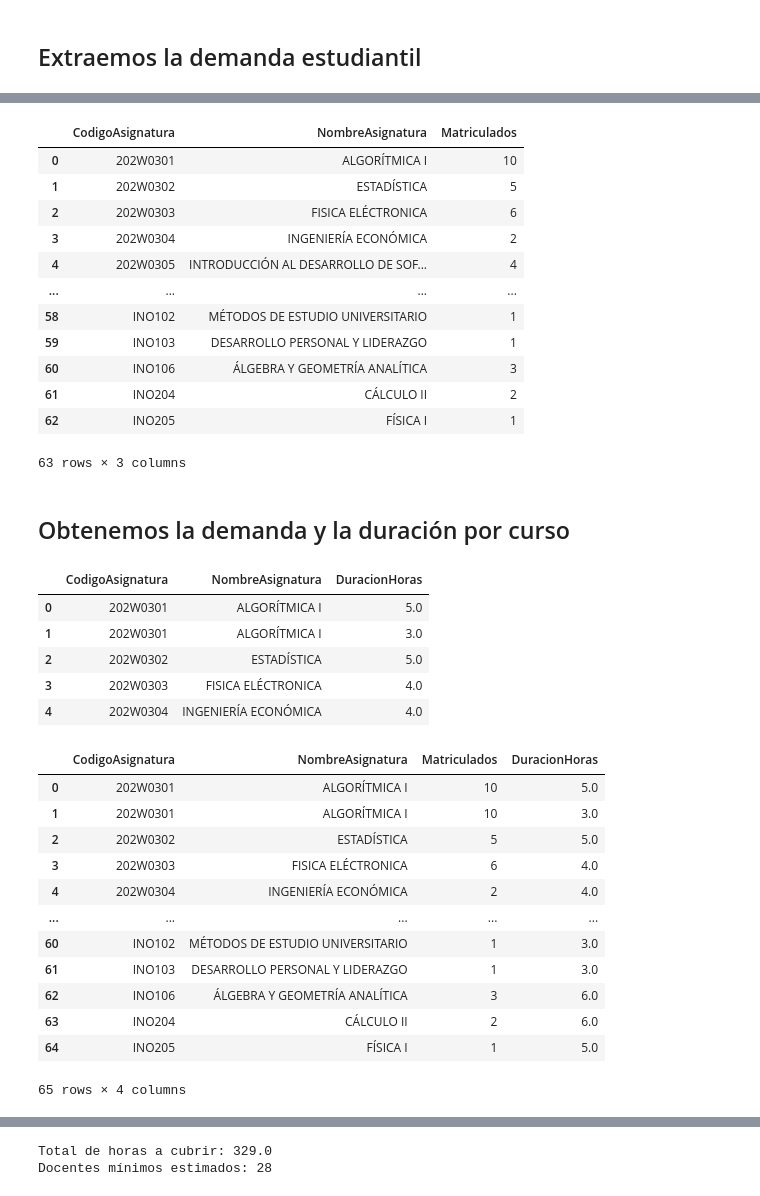
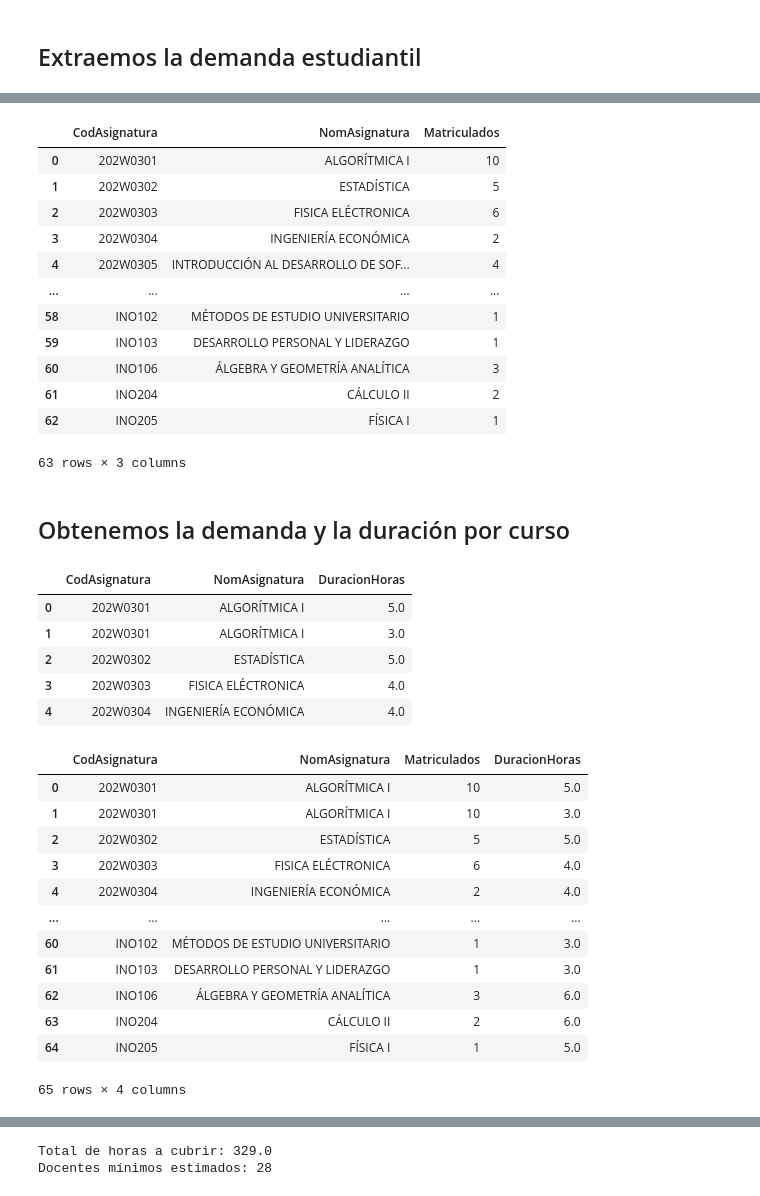
Before and after one commit to NicolasRojasGalaDEV/timeTablingFisiUNMSM, a Jupyter notebook: Constrains/constrainsBase.ipynb, the cells around one changed output, grey strips where cells are left out. Cells and saved outputs as stored; diff of their text form; code cells hidden in the pictures.

```diff
--- a/Constrains/constrainsBase.ipynb
+++ b/Constrains/constrainsBase.ipynb
@@ -19,7 +19,7 @@ df2.head()
 | 3 | ciclo I | INE002 - PROGRAMACIÓN Y COMPUTACIÓN | 2 | 6 | 10645375 - USCUCHAGUA FLORES, GEL... | 4 | 3 |
 | 4 | ciclo I | INO101 - REDACCIÓN Y TÉCNICAS DE ... | 3 | 4 | 15584946 - DIONICIO MEJÍA, CARMEN... | 4 | 2 |
 # %%
-df2[['CodigoAsignatura', 'NombreAsignatura']] = df2['Asignatura'].str.split(' - ', n=1, expand=True)
+df2[['CodAsignatura', 'NomAsignatura']] = df2['Asignatura'].str.split(' - ', n=1, expand=True)
 # %%
 df2.head()
 # %% [output]
@@ -32,8 +32,8 @@ df2.head()
 # %%
-cantidad_matriculados=df2.groupby(["CodigoAsignatura","NombreAsignatura"])["Matriculados"].sum().reset_index()
+cantidad_matriculados=df2.groupby(["CodAsignatura","NomAsignatura"])["Matriculados"].sum().reset_index()
 cantidad_matriculados
 # %% [output]
-|  | CodigoAsignatura | NombreAsignatura | Matriculados |
+|  | CodAsignatura | NomAsignatura | Matriculados |
 | 0 | 202W0301 | ALGORÍTMICA I | 10 |
 | 1 | 202W0302 | ESTADÍSTICA | 5 |
 | 2 | 202W0303 | FISICA ELÉCTRONICA | 6 |
@@ -49,10 +49,10 @@ cantidad_matriculados
 # %% [markdown]
 ## Obtenemos la demanda y la duración por curso
 # %%
-duracion_asignatura=pd.read_csv("..\\Data\\duracion_asignatura.csv",sep=",",encoding='utf-8-sig')
+duracion_asignatura=pd.read_csv("..\\Data\\Extraidos\\duracion_asignatura.csv",sep=";",encoding='utf-8-sig')
 duracion_asignatura.head()
 # %% [output]
-|  | CodigoAsignatura | NombreAsignatura | DuracionHoras |
+|  | CodAsignatura | NomAsignatura | DuracionHoras |
 | 0 | 202W0301 | ALGORÍTMICA I | 5.0 |
 | 1 | 202W0301 | ALGORÍTMICA I | 3.0 |
 | 2 | 202W0302 | ESTADÍSTICA | 5.0 |
@@ -60,10 +60,10 @@ duracion_asignatura.head()
 | 4 | 202W0304 | INGENIERÍA ECONÓMICA | 4.0 |
 # %%
 df3=cantidad_matriculados
-df3=df3.merge(duracion_asignatura[["NombreAsignatura","DuracionHoras"]],how="left",on="NombreAsignatura")
+df3=df3.merge(duracion_asignatura[["NomAsignatura","DuracionHoras"]],how="left",on="NomAsignatura")
 df3
 # %% [output]
-|  | CodigoAsignatura | NombreAsignatura | Matriculados | DuracionHoras |
+|  | CodAsignatura | NomAsignatura | Matriculados | DuracionHoras |
 | 0 | 202W0301 | ALGORÍTMICA I | 10 | 5.0 |
 | 1 | 202W0301 | ALGORÍTMICA I | 10 | 3.0 |
 | 2 | 202W0302 | ESTADÍSTICA | 5 | 5.0 |
```
Also changed, not shown: parts of 3 cells of this notebook, 14 other files.
